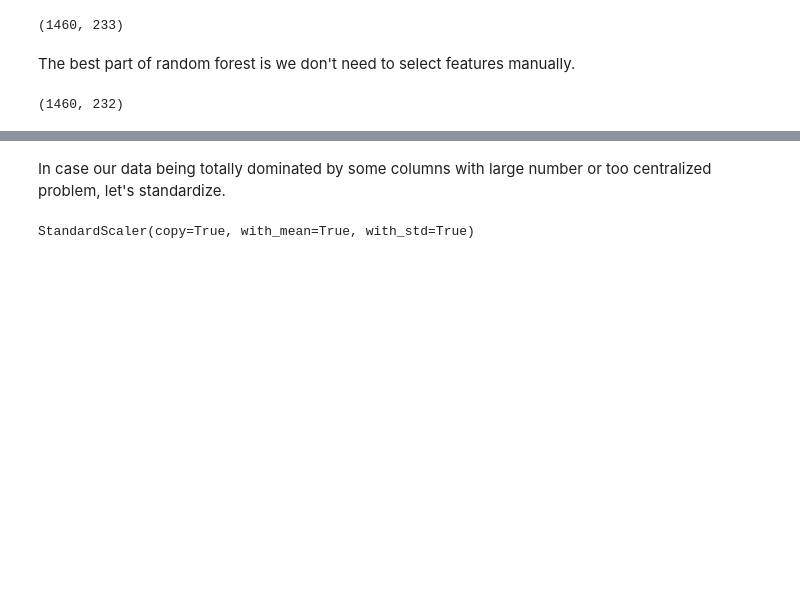
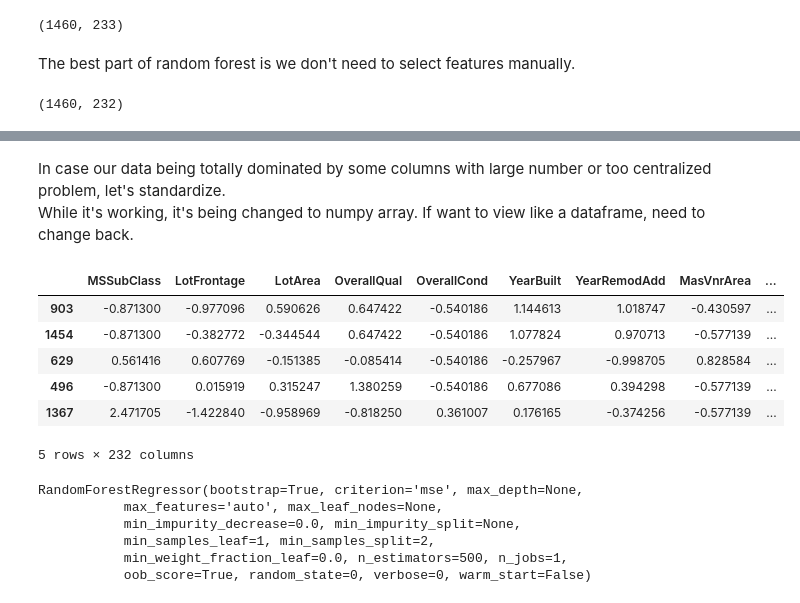
Before and after one commit to IsaacDempsey/HousingPrices, a Jupyter notebook: randomForest.ipynb, the cells around one changed output, grey strips where cells are left out. Cells and saved outputs as stored; diff of their text form; code cells hidden in the pictures; blank space fills up the shorter version.

```diff
--- a/randomForest.ipynb
+++ b/randomForest.ipynb
@@ -22,0 +49,23 @@ df_randomForest.head()
+# %%
+# Code from:https://stackoverflow.com/questions/25239958/impute-categorical-missing-values-in-scikit-learn
+class DataFrameImputer(TransformerMixin):
+
+    def __init__(self):
+        """Impute missing values.
+
+        Columns of dtype object are imputed with the most frequent value
+        in column.
+
+        Columns of other types are imputed with mean of column.
+
+        """
+    def fit(self, X, y=None):
+
+        self.fill = pd.Series([X[c].value_counts().index[0]
+            if X[c].dtype == np.dtype('O') else X[c].mean() for c in X],
+            index=X.columns)
+
+        return self
+
+    def transform(self, X, y=None):
+        return X.fillna(self.fill)
@@ -40,15 +97,28 @@ Impute nan value with mean
-# %%
-imp = Imputer(missing_values='NaN', strategy='mean', axis=0)
-imp.fit(features)
-feature_list = list(features.columns)
-features = pd.DataFrame(imp.transform(features),columns=feature_list)
-#features
-# %% [markdown]
-In case our data being totally dominated by some columns with large number or too centralized problem, let's standardize.
 # %%
 X_train, X_test, y_train, y_test = train_test_split(features, target, train_size=0.7, random_state=47)
-# %%
-scaler = StandardScaler().fit(X_train)
-scaler
-# %% [output]
-StandardScaler(copy=True, with_mean=True, with_std=True)
+# %% [markdown]
+In case our data being totally dominated by some columns with large number or too centralized problem, let's standardize.<br>
+While it's working, it's being changed to numpy array. If want to view like a dataframe, need to change back.
+# %%
+scaler = StandardScaler().fit(X_train)
+X_train_scaled = pd.DataFrame(scaler.transform(X_train), index=X_train.index.values, columns=X_train.columns.values)
+X_test_scaled = pd.DataFrame(scaler.transform(X_test), index=X_test.index.values, columns=X_test.columns.values)
+X_test_scaled.head()
+# %% [output]
+|  | MSSubClass | LotFrontage | LotArea | OverallQual | OverallCond | YearBuilt | YearRemodAdd | MasVnrArea | ... |
+| 903 | -0.871300 | -0.977096 | 0.590626 | 0.647422 | -0.540186 | 1.144613 | 1.018747 | -0.430597 | ... |
+| 1454 | -0.871300 | -0.382772 | -0.344544 | 0.647422 | -0.540186 | 1.077824 | 0.970713 | -0.577139 | ... |
+| 629 | 0.561416 | 0.607769 | -0.151385 | -0.085414 | -0.540186 | -0.257967 | -0.998705 | 0.828584 | ... |
+| 496 | -0.871300 | 0.015919 | 0.315247 | 1.380259 | -0.540186 | 0.677086 | 0.394298 | -0.577139 | ... |
+| 1367 | 2.471705 | -1.422840 | -0.958969 | -0.818250 | 0.361007 | 0.176165 | -0.374256 | -0.577139 | ... |
+5 rows × 232 columns
+# %%
+rf = RandomForestRegressor(n_estimators=500, oob_score=True, random_state=0)
+rf.fit(X_train, y_train)
+# %% [output]
+RandomForestRegressor(bootstrap=True, criterion='mse', max_depth=None,
+           max_features='auto', max_leaf_nodes=None,
+           min_impurity_decrease=0.0, min_impurity_split=None,
+           min_samples_leaf=1, min_samples_split=2,
+           min_weight_fraction_leaf=0.0, n_estimators=500, n_jobs=1,
+           oob_score=True, random_state=0, verbose=0, warm_start=False)
```
Also changed, not shown: parts of 18 cells of this notebook, 2 other files.
